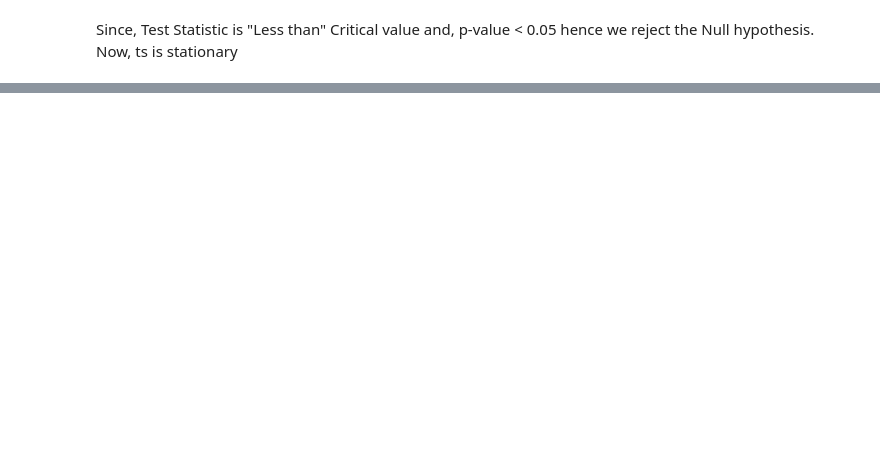
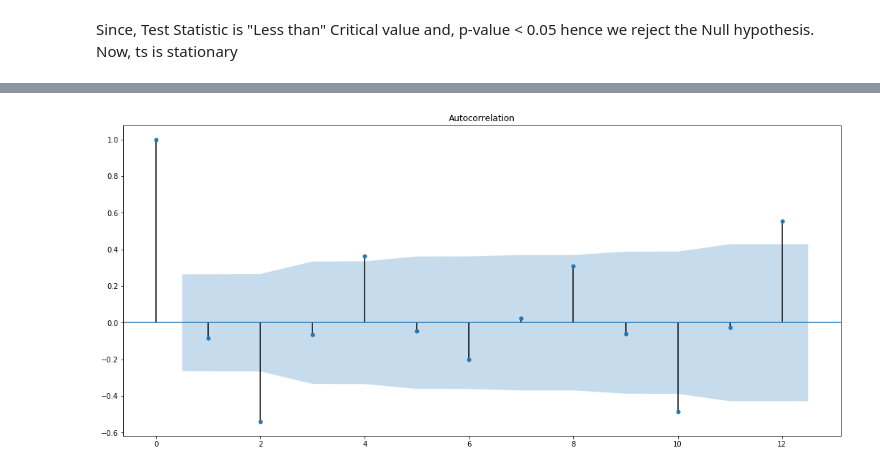
Before and after one commit to Sachindeo/Machine-Learning, a Jupyter notebook: Time_Series_Ga.ipynb, the cells around one changed output, grey strips where cells are left out. Cells and saved outputs as stored; diff of their text form; code cells hidden in the pictures; blank space fills up the shorter version.

```diff
--- a/Time_Series_Ga.ipynb
+++ b/Time_Series_Ga.ipynb
@@ -332,0 +350,5 @@ pyplot.show()
+# %%
+plot_acf(ts['diff'], lags=12)
+plt.show()
+# %% [output]
+[figure, added]
```
Also changed, not shown: parts of 32 cells of this notebook.
